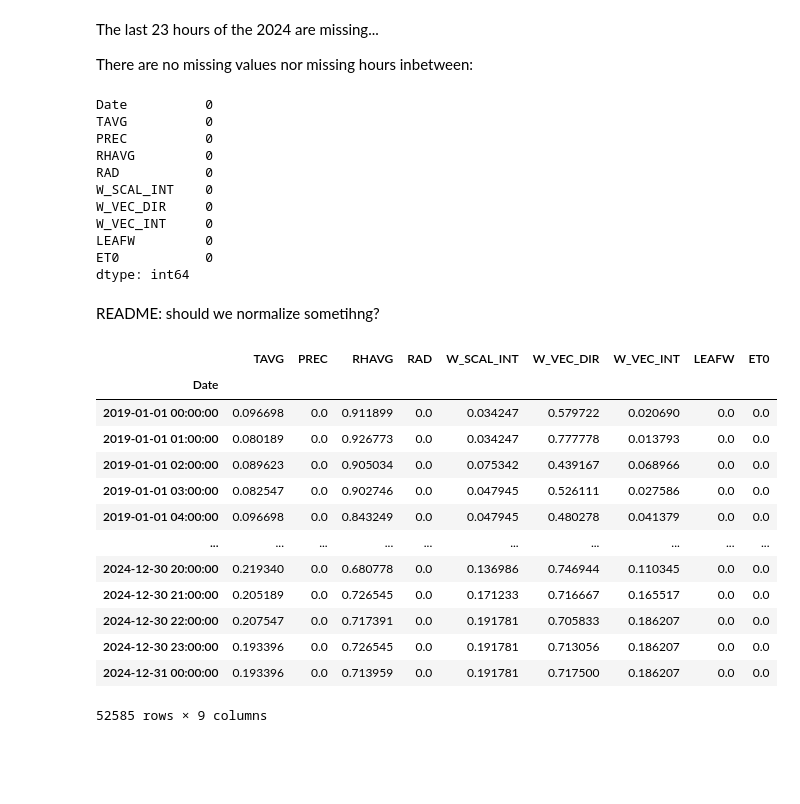
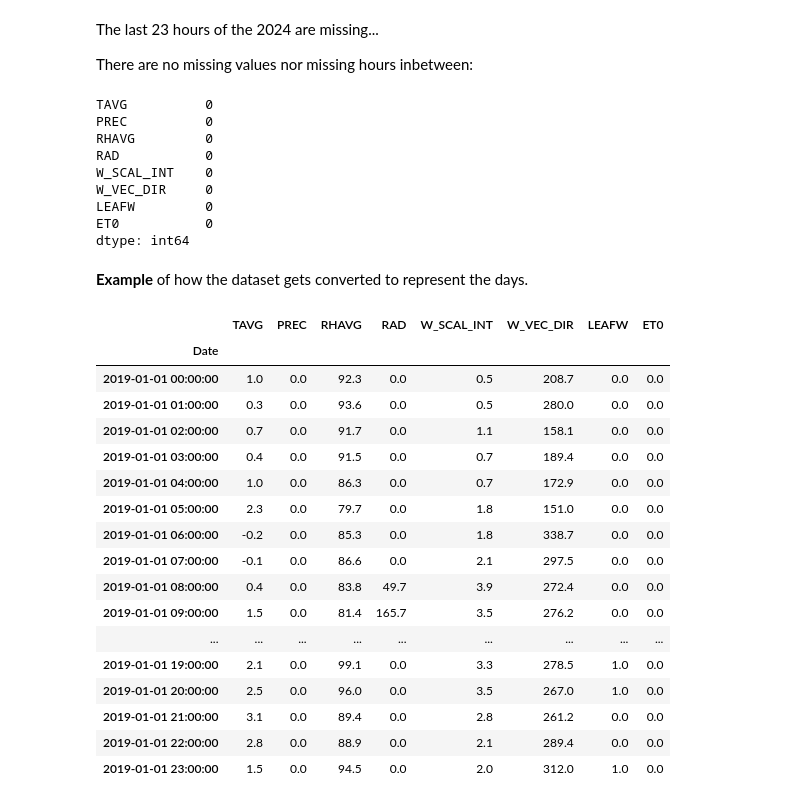
Before and after one commit to davidesonno/AII-project, a Jupyter notebook: 3-weather_preprocessing.ipynb, the cells around one changed output. Cells and saved outputs as stored; diff of their text form; code cells hidden in the pictures; blank space fills up the shorter version.

```diff
--- a/3-weather_preprocessing.ipynb
+++ b/3-weather_preprocessing.ipynb
@@ -41,41 +61,42 @@ The last 23 hours of the 2024 are missing...
 
 There are no missing values nor missing hours inbetween:
 # %%
-weather_df.resample('1h', on='Date')
+weather_df.resample('1h')
 weather_df.isna().sum()
 # %% [output]
-Date          0
 TAVG          0
 PREC          0
 RHAVG         0
 RAD           0
 W_SCAL_INT    0
 W_VEC_DIR     0
-W_VEC_INT     0
 LEAFW         0
 ET0           0
 dtype: int64
-# %% [markdown]
-README: should we normalize sometihng?
-# %%
-from sklearn.preprocessing import MinMaxScaler
-
-scaler = MinMaxScaler()
-columns_to_normalize = weather_df.columns.difference(['Date'])
-weather_df[columns_to_normalize] = scaler.fit_transform(weather_df[columns_to_normalize])
-weather_df.set_index('Date')
-# %% [output]
-|  | TAVG | PREC | RHAVG | RAD | W_SCAL_INT | W_VEC_DIR | W_VEC_INT | LEAFW | ET0 |
-| Date |  |  |  |  |  |  |  |  |  |
-| 2019-01-01 00:00:00 | 0.096698 | 0.0 | 0.911899 | 0.0 | 0.034247 | 0.579722 | 0.020690 | 0.0 | 0.0 |
-| 2019-01-01 01:00:00 | 0.080189 | 0.0 | 0.926773 | 0.0 | 0.034247 | 0.777778 | 0.013793 | 0.0 | 0.0 |
-| 2019-01-01 02:00:00 | 0.089623 | 0.0 | 0.905034 | 0.0 | 0.075342 | 0.439167 | 0.068966 | 0.0 | 0.0 |
-| 2019-01-01 03:00:00 | 0.082547 | 0.0 | 0.902746 | 0.0 | 0.047945 | 0.526111 | 0.027586 | 0.0 | 0.0 |
-| 2019-01-01 04:00:00 | 0.096698 | 0.0 | 0.843249 | 0.0 | 0.047945 | 0.480278 | 0.041379 | 0.0 | 0.0 |
-| ... | ... | ... | ... | ... | ... | ... | ... | ... | ... |
-| 2024-12-30 20:00:00 | 0.219340 | 0.0 | 0.680778 | 0.0 | 0.136986 | 0.746944 | 0.110345 | 0.0 | 0.0 |
-| 2024-12-30 21:00:00 | 0.205189 | 0.0 | 0.726545 | 0.0 | 0.171233 | 0.716667 | 0.165517 | 0.0 | 0.0 |
-| 2024-12-30 22:00:00 | 0.207547 | 0.0 | 0.717391 | 0.0 | 0.191781 | 0.705833 | 0.186207 | 0.0 | 0.0 |
-| 2024-12-30 23:00:00 | 0.193396 | 0.0 | 0.726545 | 0.0 | 0.191781 | 0.713056 | 0.186207 | 0.0 | 0.0 |
-| 2024-12-31 00:00:00 | 0.193396 | 0.0 | 0.713959 | 0.0 | 0.191781 | 0.717500 | 0.186207 | 0.0 | 0.0 |
-52585 rows × 9 columns
+# %% [markdown]
+**Example** of how the dataset gets converted to represent the days.
+# %%
+start = datetime(2019,1,1)
+end = datetime(2019,1,2)
+
+one_day_df = weather_df[(weather_df.index>=start)&(weather_df.index<end)]
+one_day_df
+# %% [output]
+|  | TAVG | PREC | RHAVG | RAD | W_SCAL_INT | W_VEC_DIR | LEAFW | ET0 |
+| Date |  |  |  |  |  |  |  |  |
+| 2019-01-01 00:00:00 | 1.0 | 0.0 | 92.3 | 0.0 | 0.5 | 208.7 | 0.0 | 0.0 |
+| 2019-01-01 01:00:00 | 0.3 | 0.0 | 93.6 | 0.0 | 0.5 | 280.0 | 0.0 | 0.0 |
+| 2019-01-01 02:00:00 | 0.7 | 0.0 | 91.7 | 0.0 | 1.1 | 158.1 | 0.0 | 0.0 |
+| 2019-01-01 03:00:00 | 0.4 | 0.0 | 91.5 | 0.0 | 0.7 | 189.4 | 0.0 | 0.0 |
+| 2019-01-01 04:00:00 | 1.0 | 0.0 | 86.3 | 0.0 | 0.7 | 172.9 | 0.0 | 0.0 |
+| 2019-01-01 05:00:00 | 2.3 | 0.0 | 79.7 | 0.0 | 1.8 | 151.0 | 0.0 | 0.0 |
+| 2019-01-01 06:00:00 | -0.2 | 0.0 | 85.3 | 0.0 | 1.8 | 338.7 | 0.0 | 0.0 |
+| 2019-01-01 07:00:00 | -0.1 | 0.0 | 86.6 | 0.0 | 2.1 | 297.5 | 0.0 | 0.0 |
+| 2019-01-01 08:00:00 | 0.4 | 0.0 | 83.8 | 49.7 | 3.9 | 272.4 | 0.0 | 0.0 |
+| 2019-01-01 09:00:00 | 1.5 | 0.0 | 81.4 | 165.7 | 3.5 | 276.2 | 0.0 | 0.0 |
+| ... | ... | ... | ... | ... | ... | ... | ... | ... |
+| 2019-01-01 19:00:00 | 2.1 | 0.0 | 99.1 | 0.0 | 3.3 | 278.5 | 1.0 | 0.0 |
+| 2019-01-01 20:00:00 | 2.5 | 0.0 | 96.0 | 0.0 | 3.5 | 267.0 | 1.0 | 0.0 |
+| 2019-01-01 21:00:00 | 3.1 | 0.0 | 89.4 | 0.0 | 2.8 | 261.2 | 0.0 | 0.0 |
+| 2019-01-01 22:00:00 | 2.8 | 0.0 | 88.9 | 0.0 | 2.1 | 289.4 | 0.0 | 0.0 |
+| 2019-01-01 23:00:00 | 1.5 | 0.0 | 94.5 | 0.0 | 2.0 | 312.0 | 1.0 | 0.0 |
```
Also changed, not shown: parts of 7 cells of this notebook, 3 other files.
